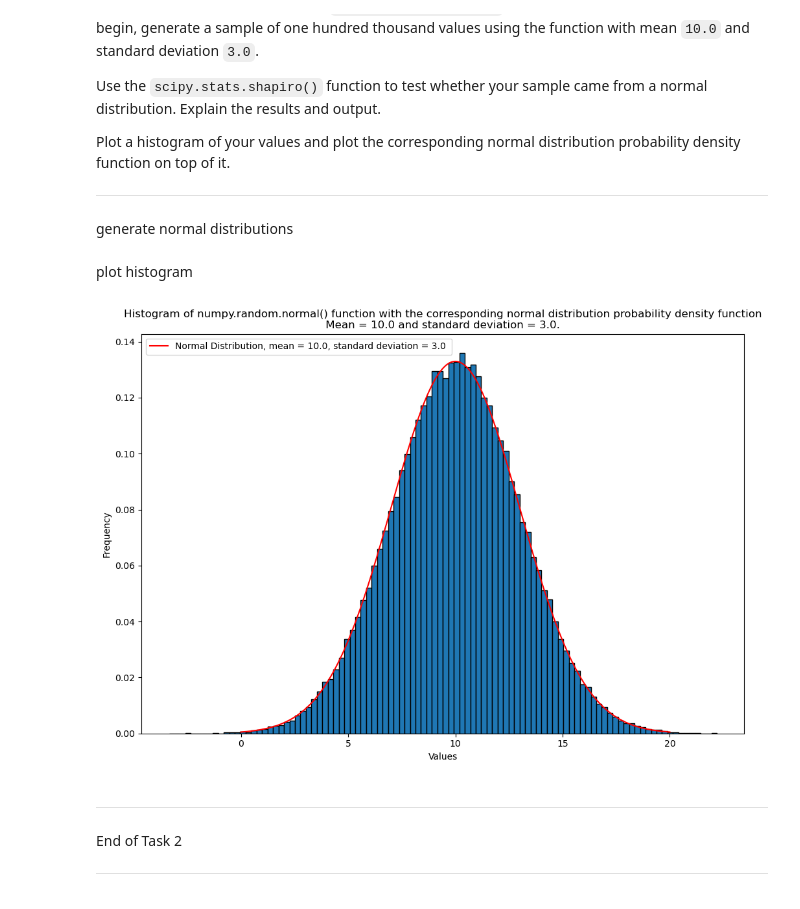
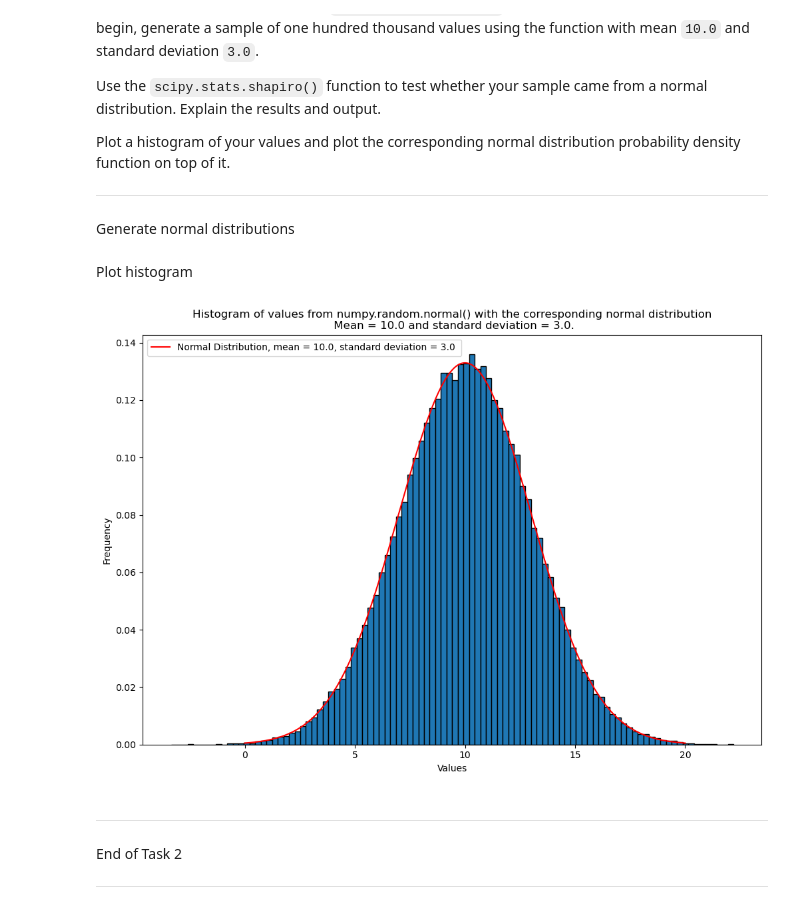
Before and after one commit to shanekeenan/applied_statistics, a Jupyter notebook: tasks.ipynb, the cells around one changed output. Cells and saved outputs as stored; diff of their text form; code cells hidden in the pictures.

```diff
--- a/tasks.ipynb
+++ b/tasks.ipynb
@@ -54,5 +59,5 @@ Plot a histogram of your values and plot the corresponding normal distribution p
 
 ***
 # %% [markdown]
-generate normal distributions
+Generate normal distributions
 # %%
@@ -66,21 +71,21 @@ y_values_norm = np.random.normal(mean, std, 100000)
 # scipy.stats part of the SciPy library does a nice job of generating the probability density function for us.
 y_values_pdf = norm.pdf(x_values, mean, std)
 # %% [markdown]
-plot histogram
+Plot histogram
 # %%
 bins = 100
 fig, ax = plt.subplots(figsize=(12, 8))
 # plot the normal distribution probability density function in red
 ax.plot(x_values, y_values_pdf, 'r', label=f'Normal Distribution, mean = {mean}, standard deviation = {std} ')
 #plot histogram of numpy.random.normal function valves for and plot the corresponding normal distribution probability density function on top of it.
 ax.hist(y_values_norm, bins = bins, density=True, label='', edgecolor='black')
-ax.set_title('Histogram of numpy.random.normal() function with the corresponding normal distribution probability density function\n Mean = 10.0 and standard deviation = 3.0. ')
+ax.set_title('Histogram of values from numpy.random.normal() with the corresponding normal distribution\n Mean = 10.0 and standard deviation = 3.0.')
 ax.set_xlabel('Values')
 ax.set_ylabel('Frequency')
 ax.legend(loc='upper left')
 plt.show()
 # %% [output]
-[figure, old version]
+[figure, new version]
 # %% [markdown]
 ***
 
```
Also changed, not shown: parts of 5 cells of this notebook, 2 other files.
